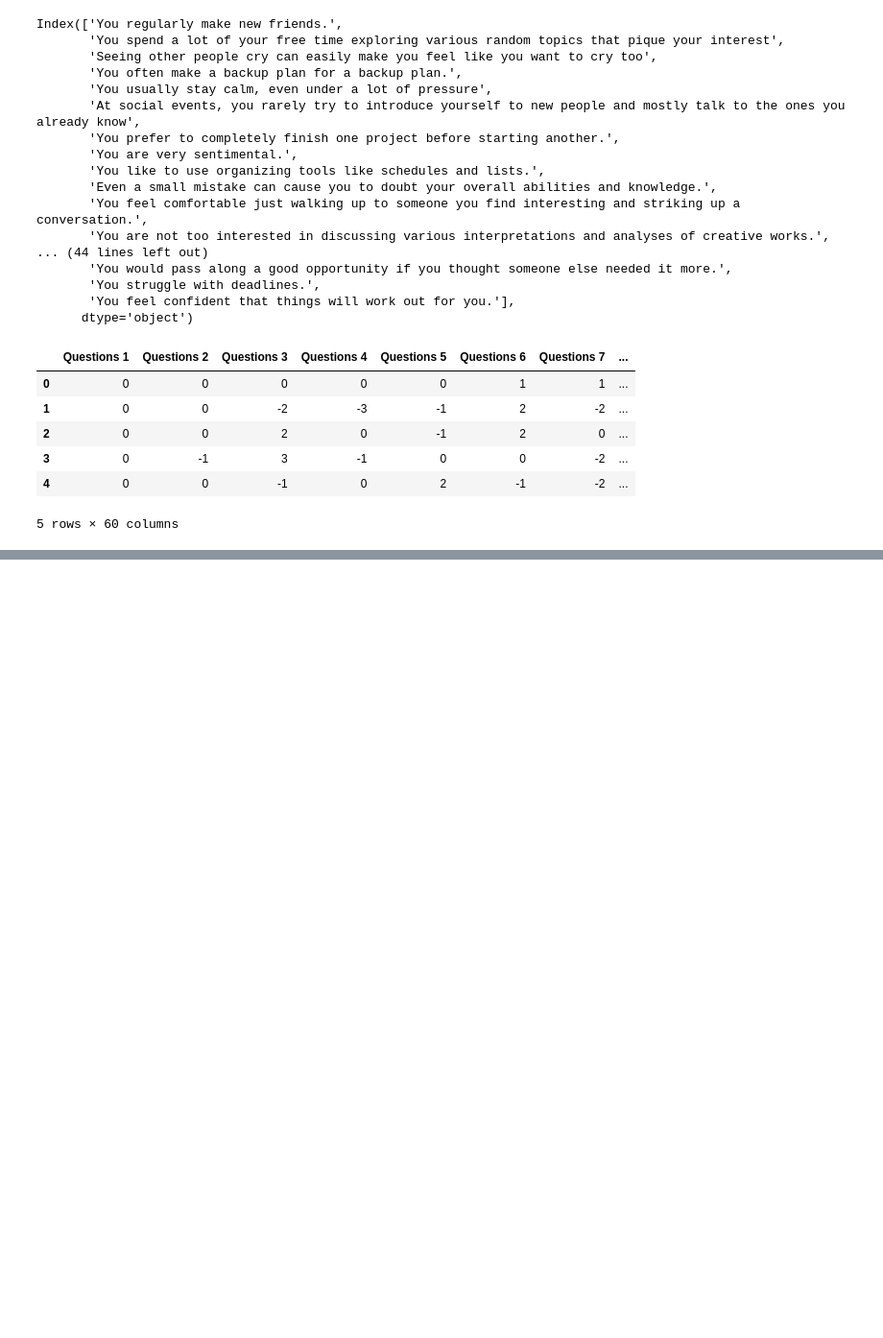
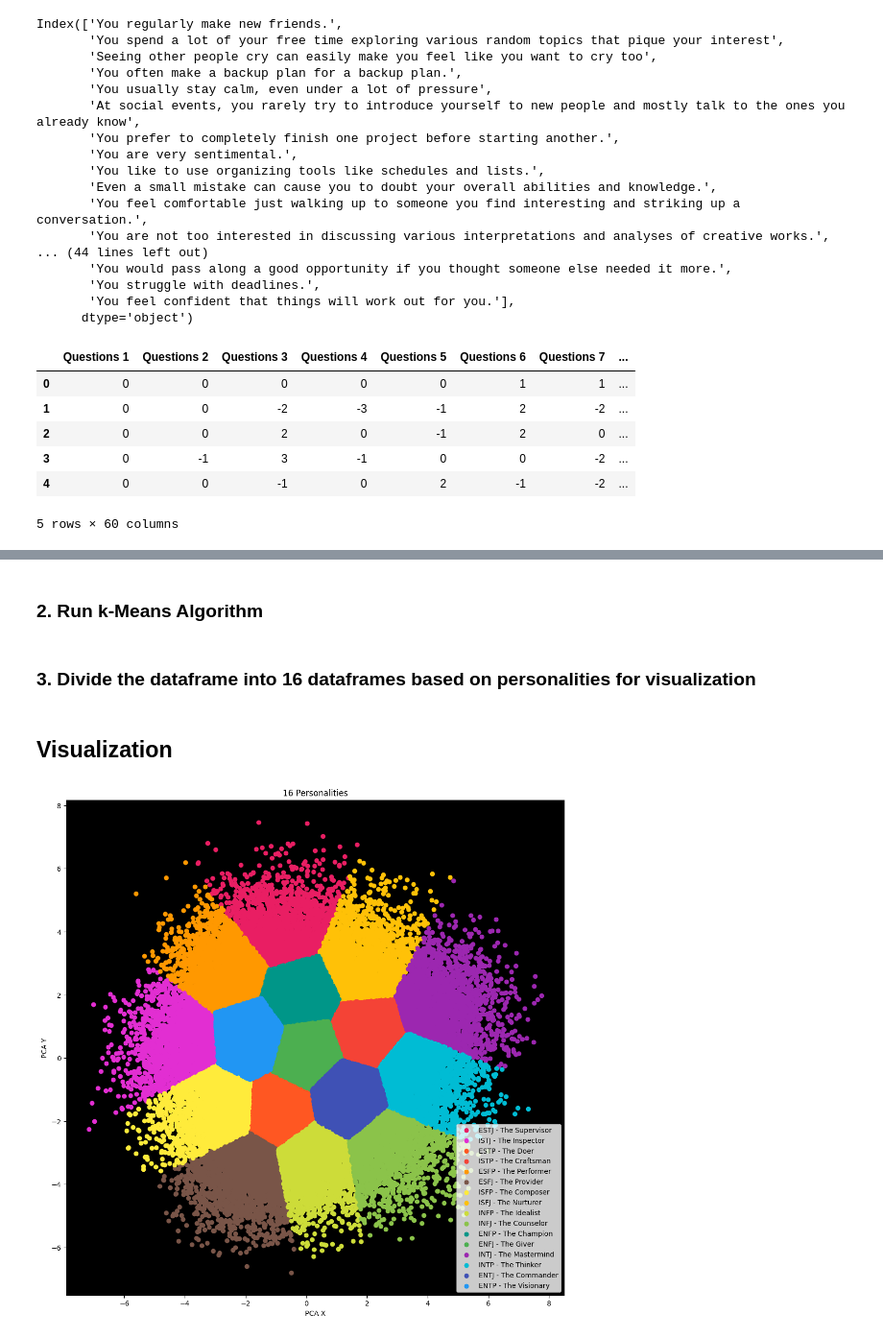
Before and after one commit to artjom2281337/predictive-1, a Jupyter notebook: unsupervised_kmeans.ipynb, the cells around one changed output, grey strips where cells are left out. Shown at 96% size. Cells and saved outputs as stored; diff of their text form; code cells hidden in the pictures; blank space fills up the shorter version.

Commit message:
Algorithm Implementation

```diff
--- a/unsupervised_kmeans.ipynb
+++ b/unsupervised_kmeans.ipynb
@@ -145,0 +167,6 @@ df.head()
+# %%
+df = pd.DataFrame(data=pca.fit_transform(df), columns=["A", "B"])
+df.head()
+
+# df: pd.DataFrame = pd.DataFrame(np.array(list(np.array([sum(list(filter(lambda x: x > 0, row))), sum(list(filter(lambda x: x < 0, row)))]) for row in df.to_numpy())), columns=["Positive", "Negative"])
+# df.head()
@@ -145,0 +180,31 @@ df.head()
+# %% [markdown]
+### 2. Run k-Means Algorithm
+# %%
+km = KMeans(n_clusters=16)
+clusters: np.ndarray = km.fit_predict(df)
+df["Personality"] = clusters
+# %% [markdown]
+### 3. Divide the dataframe into 16 dataframes based on personalities for visualization
+# %%
+dataframes: list[pd.DataFrame] = []
+
+for personality in Personalities:
+    dataframes.append(df[df.Personality == personality.value.index])
+# %% [markdown]
+## Visualization
+# %%
+plt.figure(figsize=(13, 13))
+
+for dataframe in dataframes:
+    if len(dataframe) == 0: continue
+    personality: Personality = Personalities.from_index(dataframe.Personality.values[0])
+    plt.scatter(dataframe["A"], dataframe["B"], c=[personality.colour], label=f"{personality.code} - {personality.full_name}")
+
+plt.title("16 Personalities")
+plt.ylabel("PCA Y")
+plt.xlabel("PCA X")
+plt.gca().set_facecolor("black")
+plt.legend()
+plt.show()
+# %% [output]
+[figure, added]
```
Also changed, not shown: parts of 7 cells of this notebook.
